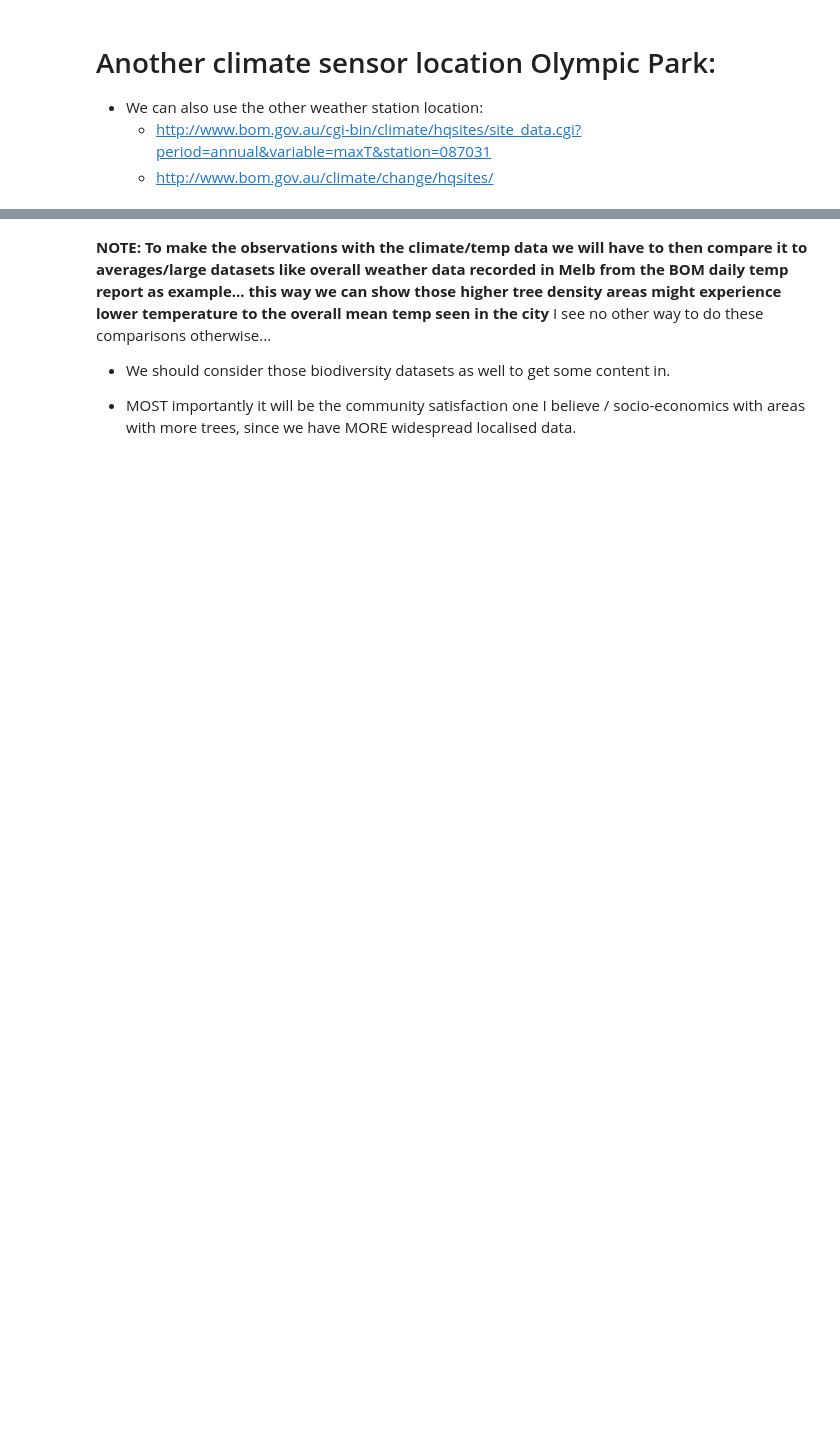
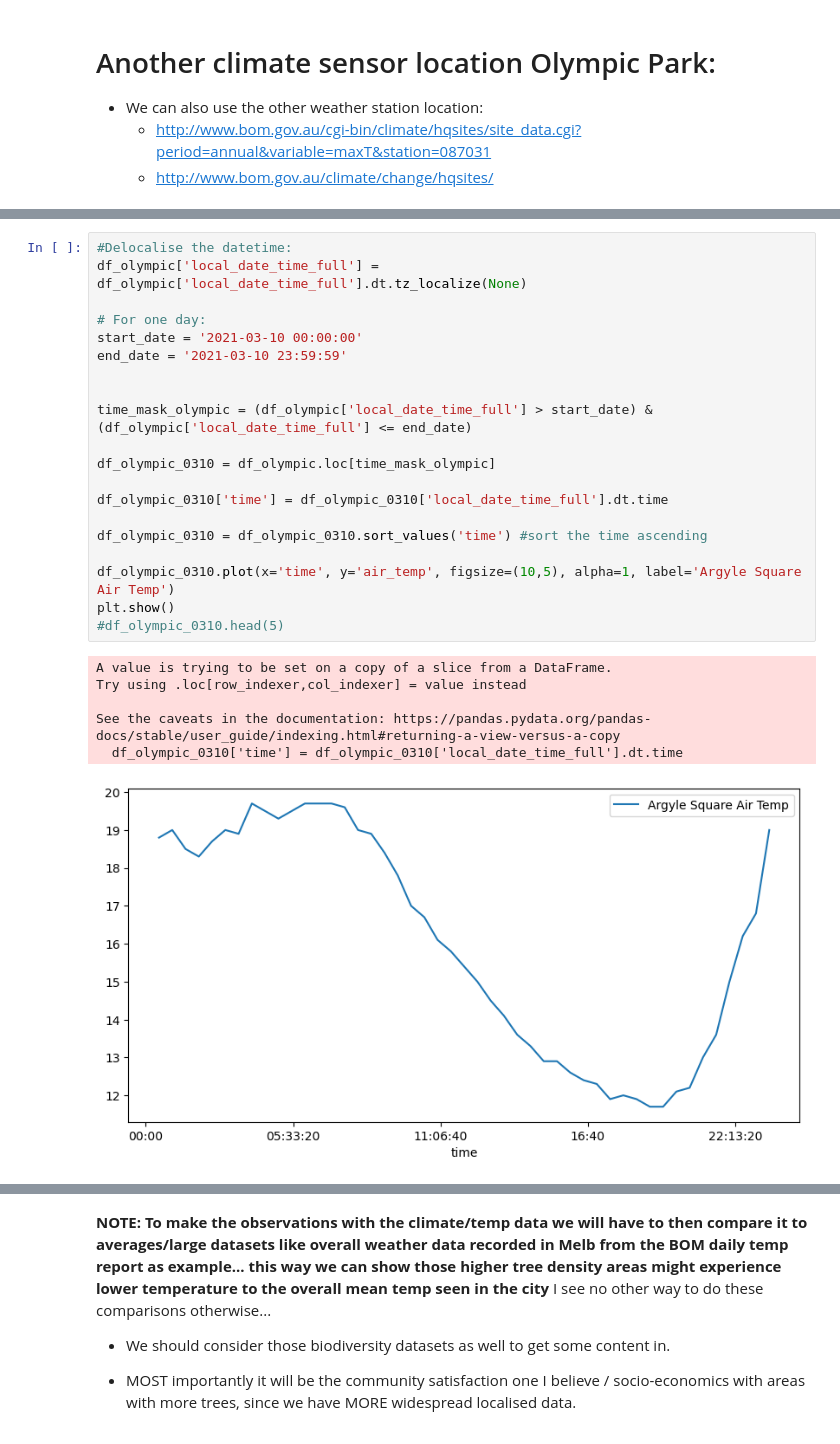
Before and after one commit to oida-dtu/SocialDataFinalProject, a Jupyter notebook: Workbook.ipynb, the cells around one changed output, grey strips where cells are left out. Cells and saved outputs as stored; diff of their text form; blank space fills up the shorter version.

Commit message:
WIP still working on new soil data

```diff
--- a/Workbook.ipynb
+++ b/Workbook.ipynb
@@ -278,0 +326,27 @@ df_argyle.head()
+# %%
+#Delocalise the datetime:
+df_olympic['local_date_time_full'] = df_olympic['local_date_time_full'].dt.tz_localize(None)
+
+# For one day:
+start_date = '2021-03-10 00:00:00'
+end_date = '2021-03-10 23:59:59'
+
+
+time_mask_olympic = (df_olympic['local_date_time_full'] > start_date) & (df_olympic['local_date_time_full'] <= end_date)
+
+df_olympic_0310 = df_olympic.loc[time_mask_olympic]
+
+df_olympic_0310['time'] = df_olympic_0310['local_date_time_full'].dt.time
+
+df_olympic_0310 = df_olympic_0310.sort_values('time') #sort the time ascending
+
+df_olympic_0310.plot(x='time', y='air_temp', figsize=(10,5), alpha=1, label='Argyle Square Air Temp')
+plt.show()
+#df_olympic_0310.head(5)
+# %% [output]
+A value is trying to be set on a copy of a slice from a DataFrame.
+Try using .loc[row_indexer,col_indexer] = value instead
+
+See the caveats in the documentation: https://pandas.pydata.org/pandas-docs/stable/user_guide/indexing.html#returning-a-view-versus-a-copy
+  df_olympic_0310['time'] = df_olympic_0310['local_date_time_full'].dt.time
+[figure, added]
```
Also changed, not shown: parts of 21 cells of this notebook, 2 other files.
